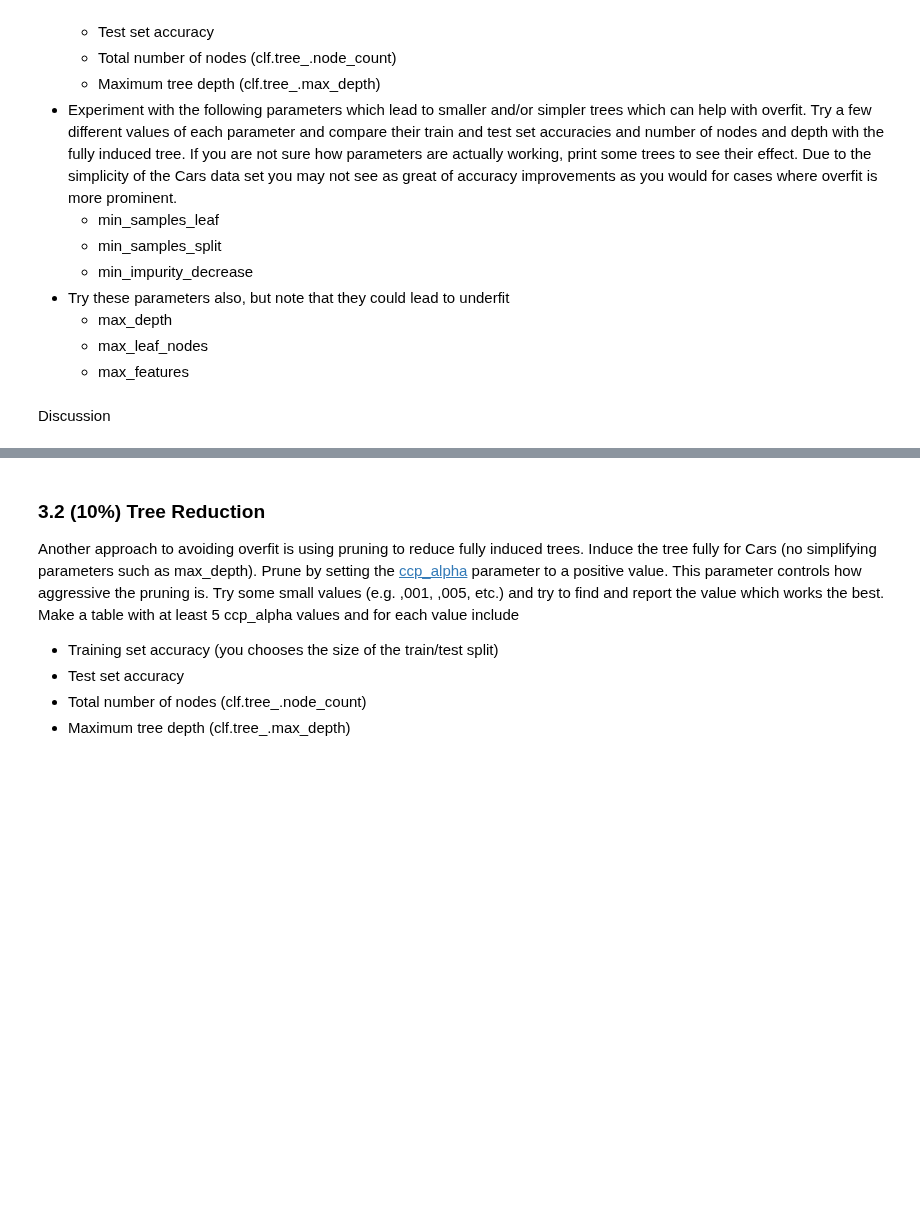
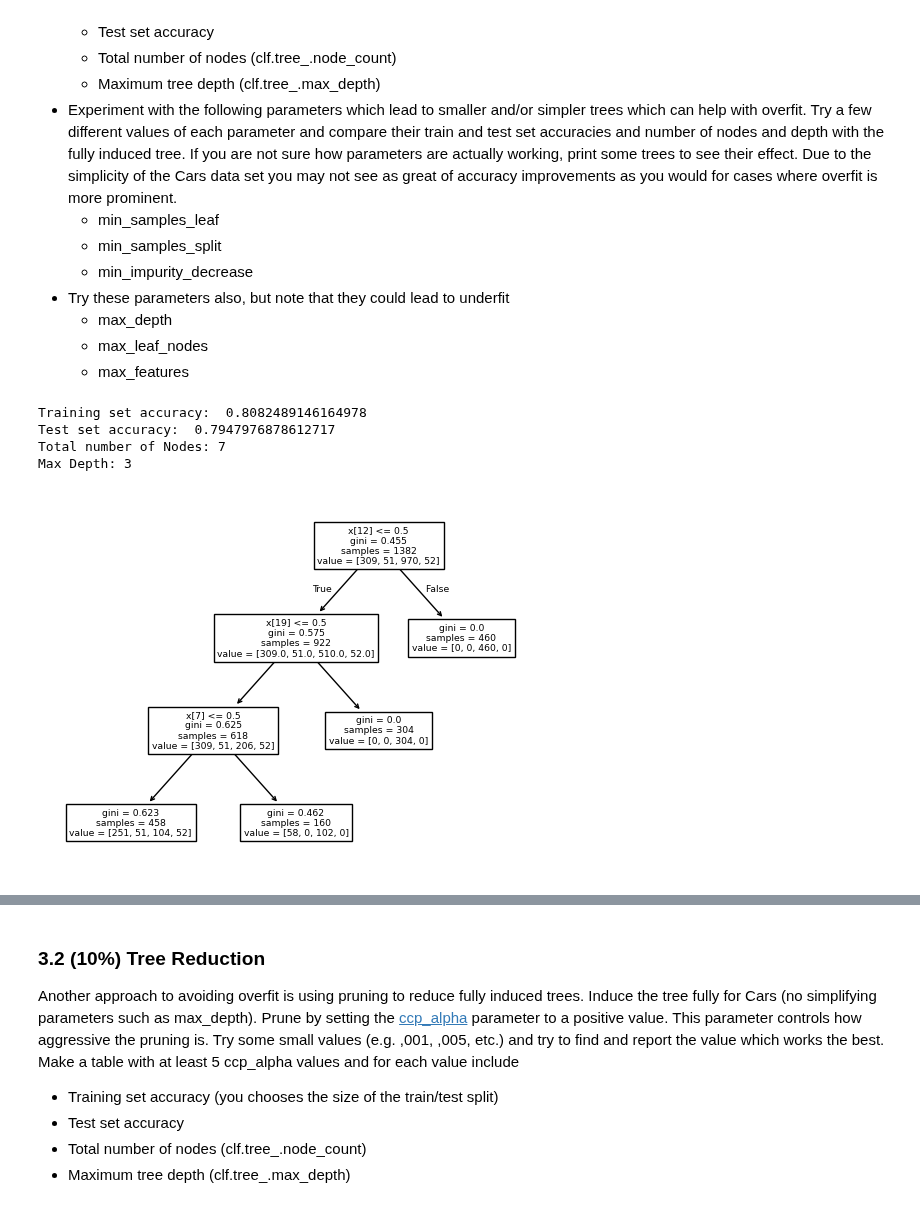
Before and after one commit to tchild1/CS-270-Intro-to-Machine-Learning, a Jupyter notebook: decisionTree/Decision Tree Lab.ipynb, the cells around one changed output, grey strips where cells are left out. Cells and saved outputs as stored; diff of their text form; code cells hidden in the pictures; blank space fills up the shorter version.

```diff
--- a/decisionTree/Decision Tree Lab.ipynb
+++ b/decisionTree/Decision Tree Lab.ipynb
@@ -488,2 +623,43 @@ Above, you found typical training and test set scores for the Cars data set when
-# %% [markdown]
-Discussion
+# %%
+from sklearn.preprocessing import LabelEncoder
+from scipy.io import arff
+from sklearn.tree import DecisionTreeClassifier
+from sklearn import tree
+
+# get data
+carsData = arff.loadarff('cars.arff')
+
+# put data into a data frame
+carsDataFrame = pd.DataFrame(carsData[0])
+
+carsDataFrame['class'] = carsDataFrame['class'].str.decode('utf-8')
+
+# define the features
+X = carsDataFrame.drop(columns=['class'])
+
+# one hot encoded
+X = pd.get_dummies(X)
+
+# define the target
+y = LabelEncoder().fit_transform(carsDataFrame['class'])
+
+# split data
+X_train, X_test, y_train, y_test = train_test_split(X, y, test_size=0.2, train_size=0.8)
+
+clf = DecisionTreeClassifier(max_leaf_nodes=4)
+
+# train model
+clf.fit(X_train, y_train)
+
+tree.plot_tree(clf)
+
+print('Training set accuracy: ', clf.score(X_train, y_train))
+print('Test set accuracy: ', clf.score(X_test, y_test))
+print('Total number of Nodes:', clf.tree_.node_count)
+print('Max Depth:', clf.tree_.max_depth)
+# %% [output]
+Training set accuracy:  0.8082489146164978
+Test set accuracy:  0.7947976878612717
+Total number of Nodes: 7
+Max Depth: 3
+[figure, added]
```
Also changed, not shown: parts of 17 cells of this notebook.
